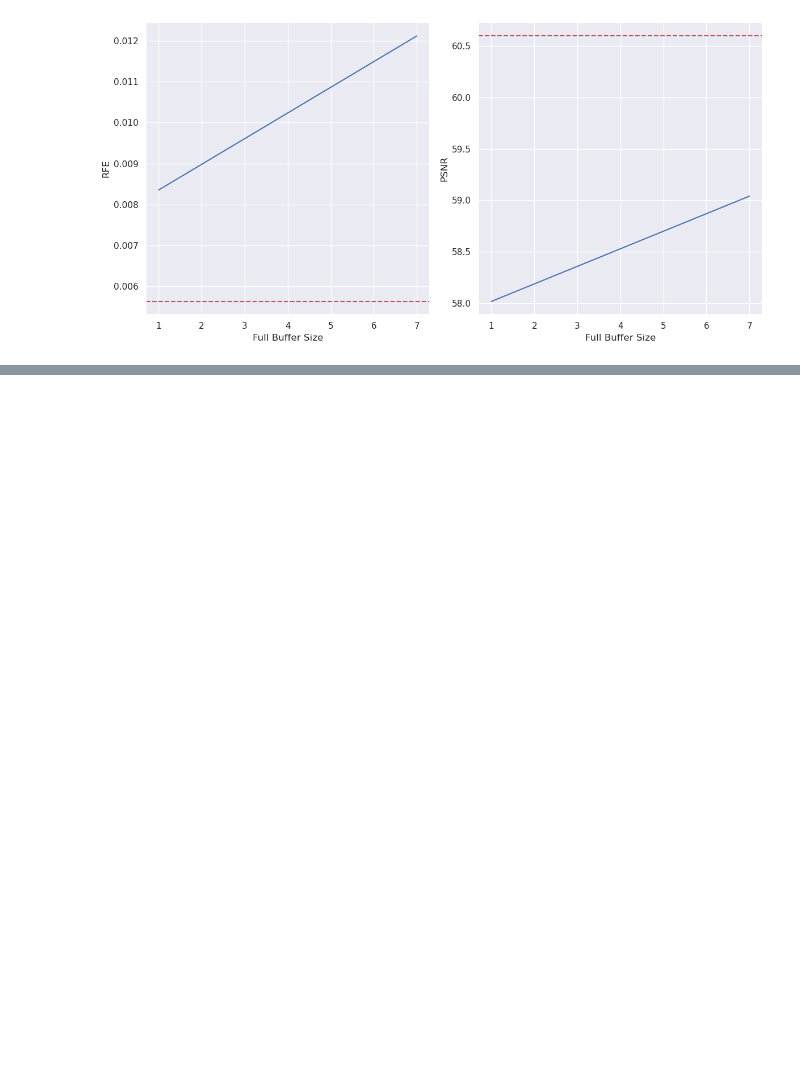
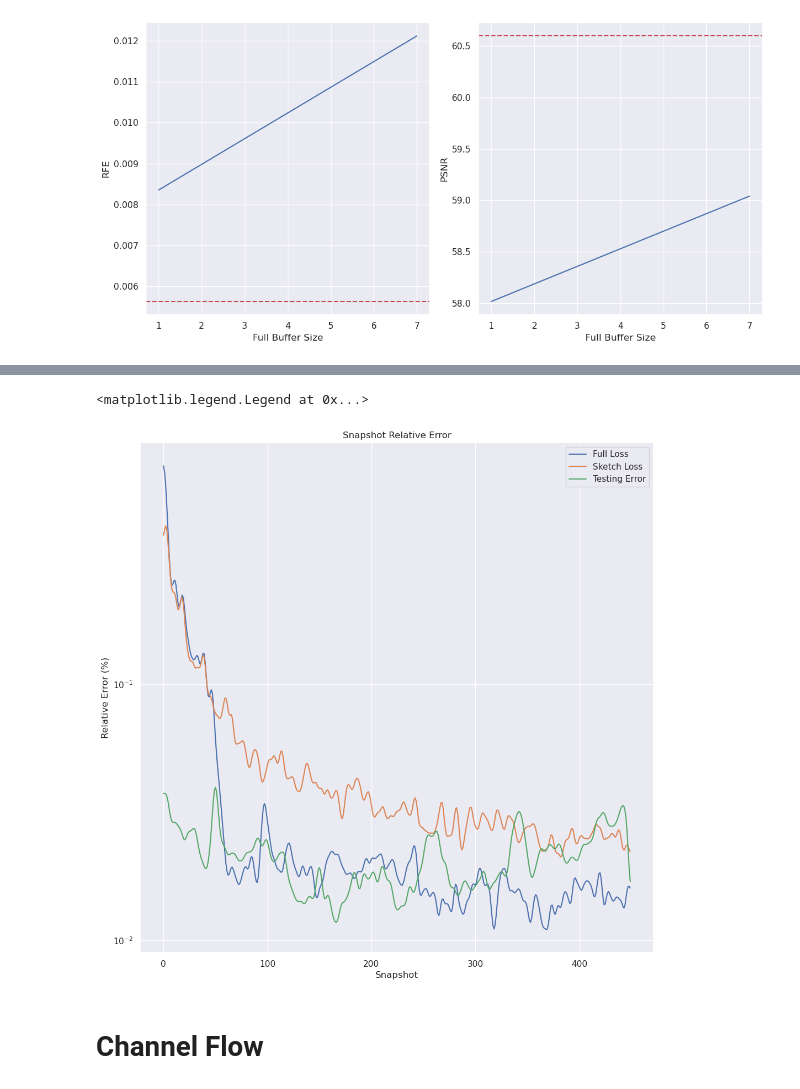
Before and after one commit to RS-Coop/Implicit-Neural-Compression, a Jupyter notebook: Paper Results.ipynb, the cells around one changed output, grey strips where cells are left out. Cells and saved outputs as stored; diff of their text form; code cells hidden in the pictures; blank space fills up the shorter version.

```diff
--- a/Paper Results.ipynb
+++ b/Paper Results.ipynb
@@ -163,0 +198,35 @@ fig.tight_layout()
+# %%
+#Load Data
+df = tb.SummaryReader("lightning_logs/ignition/hnet_online_fjlt/version_3/events.out.tfevents.1726546773.bgpu-biokem2.rc.int.colorado.edu.780349.0").scalars
+full = df[df['tag']=='train_loss_1']['value'].to_numpy()
+sketch = df[df['tag']=='train_loss_2']['value'].to_numpy()
+
+full = full[499::500]
+sketch = sketch[499::500]
+
+#Testing error
+raw = np.load("data/ignition/features.npy")[:,:,[1]]
+r_fjlt = np.load("lightning_logs/ignition/hnet_online_fjlt/version_3/reconstruction.npy")[:,:,[1]]
+
+n = np.sum((raw-r_fjlt)**2, axis=(1,2))
+d = np.sum((raw)**2, axis=(1,2))
+
+test = np.sqrt(n/d)
+# %%
+fig, ax = plt.subplots(1,1,figsize=(12,12))
+
+# ax.semilogy(full)
+# ax.semilogy(sketch)
+# ax.semilogy(test)
+
+ax.semilogy(scp.ndimage.gaussian_filter(full, 2.0))
+ax.semilogy(scp.ndimage.gaussian_filter(sketch, 2.0))
+ax.semilogy(scp.ndimage.gaussian_filter(test, 2.0))
+
+ax.set_title("Snapshot Relative Error")
+ax.set_xlabel("Snapshot")
+ax.set_ylabel("Relative Error (%)")
+ax.legend(["Full Loss", "Sketch Loss", "Testing Error"])
+# %% [output]
+<matplotlib.legend.Legend at 0x...>
+[figure, added]
@@ -163,0 +235,2 @@ fig.tight_layout()
+# %% [markdown]
+# Channel Flow
```
Also changed, not shown: parts of 12 cells of this notebook, 21 other files.
